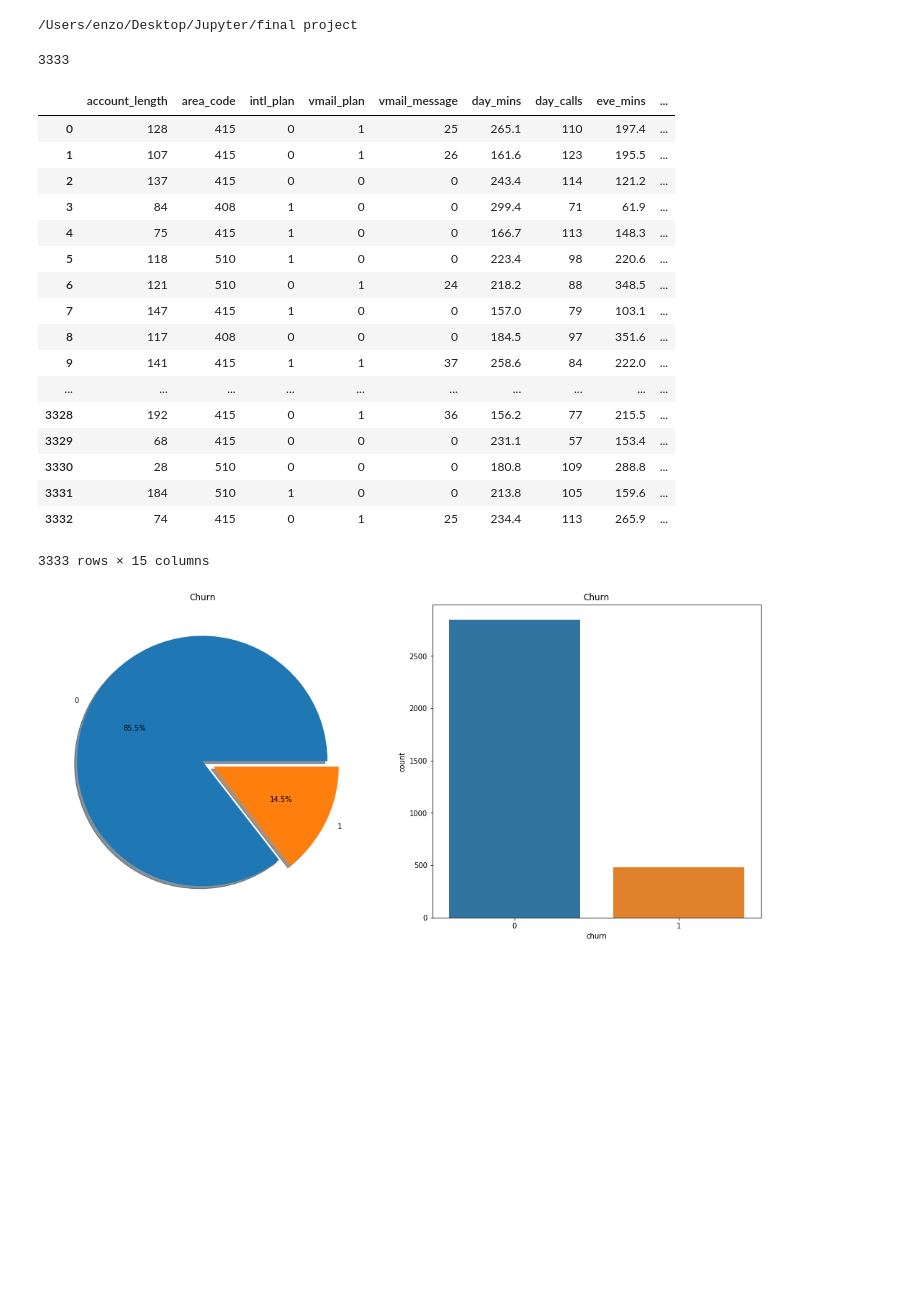
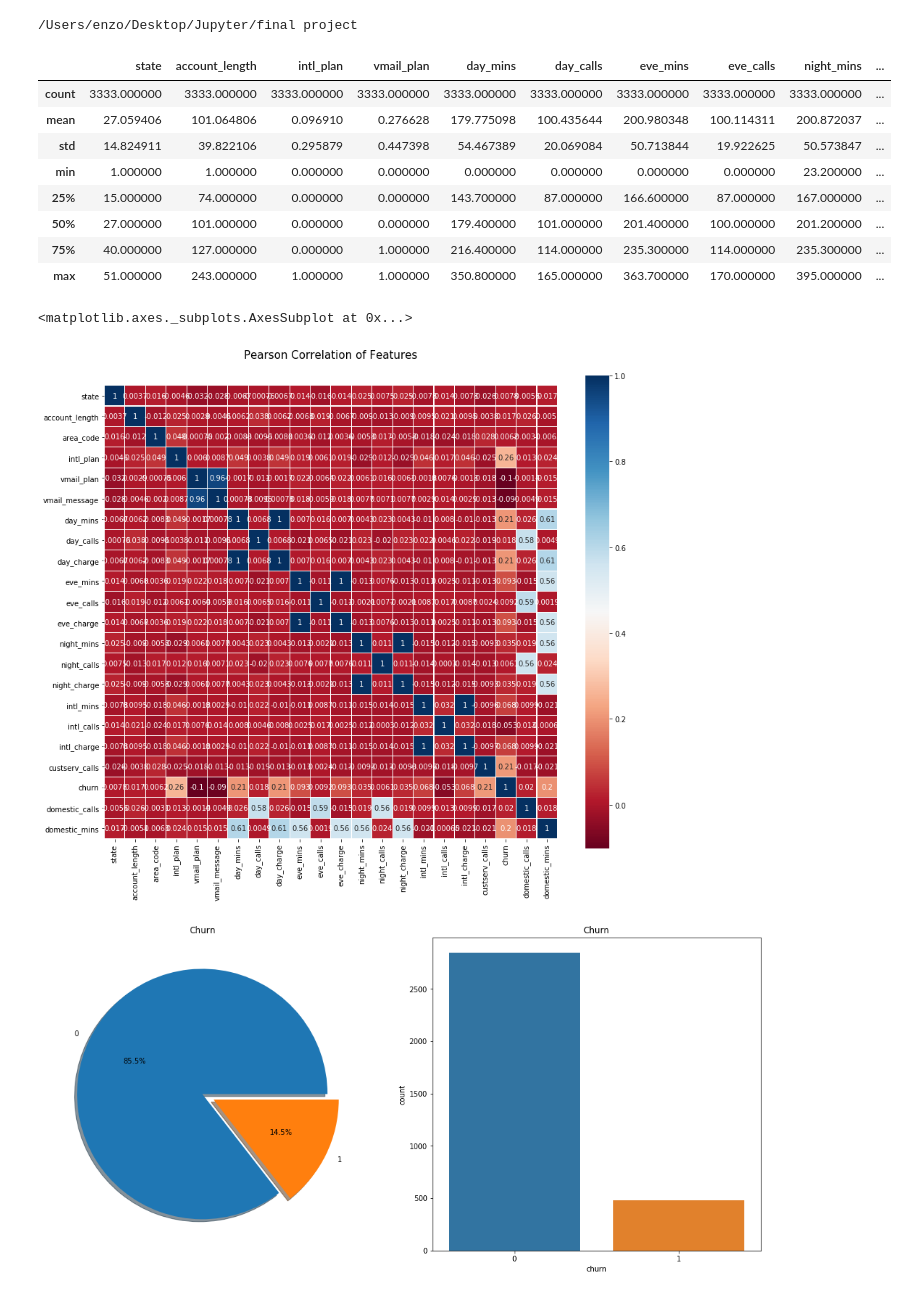
Before and after one commit to enzocordero/datasciencefinalproj, a Jupyter notebook: final proj.ipynb, the cells around one changed output. Drawn from its saved outputs; the diff is of its cells as text; code cells hidden in the pictures; blank space fills up the shorter version.

```diff
--- a/final proj.ipynb
+++ b/final proj.ipynb
@@ -23,37 +27,50 @@ os.chdir('/Users/enzo/Desktop/Jupyter/final project')
 # %% [output]
 /Users/enzo/Desktop/Jupyter/final project
 # %%
-churn = pd.read_csv("customer_churn.csv")
-len(churn)
+churn_original = pd.read_csv("customer_churn.csv")
+churn = churn_original.copy()
-# %% [output]
-3333
 # %%
 churn.columns = churn.columns.str.strip().str.lower().str.replace(' ', '_').str.replace('(', '').str.replace(')', '').str.replace('?','').str.replace('\'','')
+unique_states = churn['state'].unique()
+unique_states.sort()
+
+result = []
+counter = 1
+
+for state in unique_states:
+    result.append((state,counter))
+    counter += 1
+
+d_result = dict(result)
+
+churn['state'].replace(d_result,inplace = True)
 churn.churn.replace(['True.','False.'], [1, 0], inplace=True)
 churn.intl_plan.replace(['yes','no'], [1, 0], inplace=True)
 churn.vmail_plan.replace(['yes','no'], [1, 0], inplace=True)
-churn.drop(['state','phone','day_charge','night_charge','eve_charge','intl_charge'],axis=1, inplace=True)
+churn['domestic_calls'] = churn['day_calls'] + churn['night_calls'] + churn['eve_calls']
+churn['domestic_mins'] = churn['day_mins'] + churn['night_mins'] + churn['eve_mins']
+churn.drop(['phone'],axis=1, inplace=True)
 # %%
-churn
+churn.describe()
 # %% [output]
-|  | account_length | area_code | intl_plan | vmail_plan | vmail_message | day_mins | day_calls | eve_mins | ... |
-| 0 | 128 | 415 | 0 | 1 | 25 | 265.1 | 110 | 197.4 | ... |
-| 1 | 107 | 415 | 0 | 1 | 26 | 161.6 | 123 | 195.5 | ... |
-| 2 | 137 | 415 | 0 | 0 | 0 | 243.4 | 114 | 121.2 | ... |
-| 3 | 84 | 408 | 1 | 0 | 0 | 299.4 | 71 | 61.9 | ... |
-| 4 | 75 | 415 | 1 | 0 | 0 | 166.7 | 113 | 148.3 | ... |
-| 5 | 118 | 510 | 1 | 0 | 0 | 223.4 | 98 | 220.6 | ... |
-| 6 | 121 | 510 | 0 | 1 | 24 | 218.2 | 88 | 348.5 | ... |
-| 7 | 147 | 415 | 1 | 0 | 0 | 157.0 | 79 | 103.1 | ... |
-| 8 | 117 | 408 | 0 | 0 | 0 | 184.5 | 97 | 351.6 | ... |
-| 9 | 141 | 415 | 1 | 1 | 37 | 258.6 | 84 | 222.0 | ... |
-| ... | ... | ... | ... | ... | ... | ... | ... | ... | ... |
-| 3328 | 192 | 415 | 0 | 1 | 36 | 156.2 | 77 | 215.5 | ... |
-| 3329 | 68 | 415 | 0 | 0 | 0 | 231.1 | 57 | 153.4 | ... |
-| 3330 | 28 | 510 | 0 | 0 | 0 | 180.8 | 109 | 288.8 | ... |
-| 3331 | 184 | 510 | 1 | 0 | 0 | 213.8 | 105 | 159.6 | ... |
-| 3332 | 74 | 415 | 0 | 1 | 25 | 234.4 | 113 | 265.9 | ... |
+|  | state | account_length | intl_plan | vmail_plan | day_mins | day_calls | eve_mins | eve_calls | night_mins | ... |
+| count | 3333.000000 | 3333.000000 | 3333.000000 | 3333.000000 | 3333.000000 | 3333.000000 | 3333.000000 | 3333.000000 | 3333.000000 | ... |
+| mean | 27.059406 | 101.064806 | 0.096910 | 0.276628 | 179.775098 | 100.435644 | 200.980348 | 100.114311 | 200.872037 | ... |
+| std | 14.824911 | 39.822106 | 0.295879 | 0.447398 | 54.467389 | 20.069084 | 50.713844 | 19.922625 | 50.573847 | ... |
+| min | 1.000000 | 1.000000 | 0.000000 | 0.000000 | 0.000000 | 0.000000 | 0.000000 | 0.000000 | 23.200000 | ... |
+| 25% | 15.000000 | 74.000000 | 0.000000 | 0.000000 | 143.700000 | 87.000000 | 166.600000 | 87.000000 | 167.000000 | ... |
+| 50% | 27.000000 | 101.000000 | 0.000000 | 0.000000 | 179.400000 | 101.000000 | 201.400000 | 100.000000 | 201.200000 | ... |
+| 75% | 40.000000 | 127.000000 | 0.000000 | 1.000000 | 216.400000 | 114.000000 | 235.300000 | 114.000000 | 235.300000 | ... |
+| max | 51.000000 | 243.000000 | 1.000000 | 1.000000 | 350.800000 | 165.000000 | 363.700000 | 170.000000 | 395.000000 | ... |
-3333 rows × 15 columns
+# %%
+colormap = plt.cm.RdBu
+plt.figure(figsize=(14,12))
+plt.title('Pearson Correlation of Features', y=1.05, size=15)
+sns.heatmap(churn.astype(float).corr(),linewidths=0.1,vmax=1.0,
+            square=True, cmap=colormap, linecolor='white', annot=True)
+# %% [output]
+<matplotlib.axes._subplots.AxesSubplot at 0x...>
+[figure, added]
 # %%
 f,ax=plt.subplots(1,2,figsize=(18,8))
 churn['churn'].value_counts().plot.pie(explode=[0,0.1],autopct='%1.1f%%',ax=ax[0],shadow=True)
```
Also changed, not shown: parts of 19 cells of this notebook.
